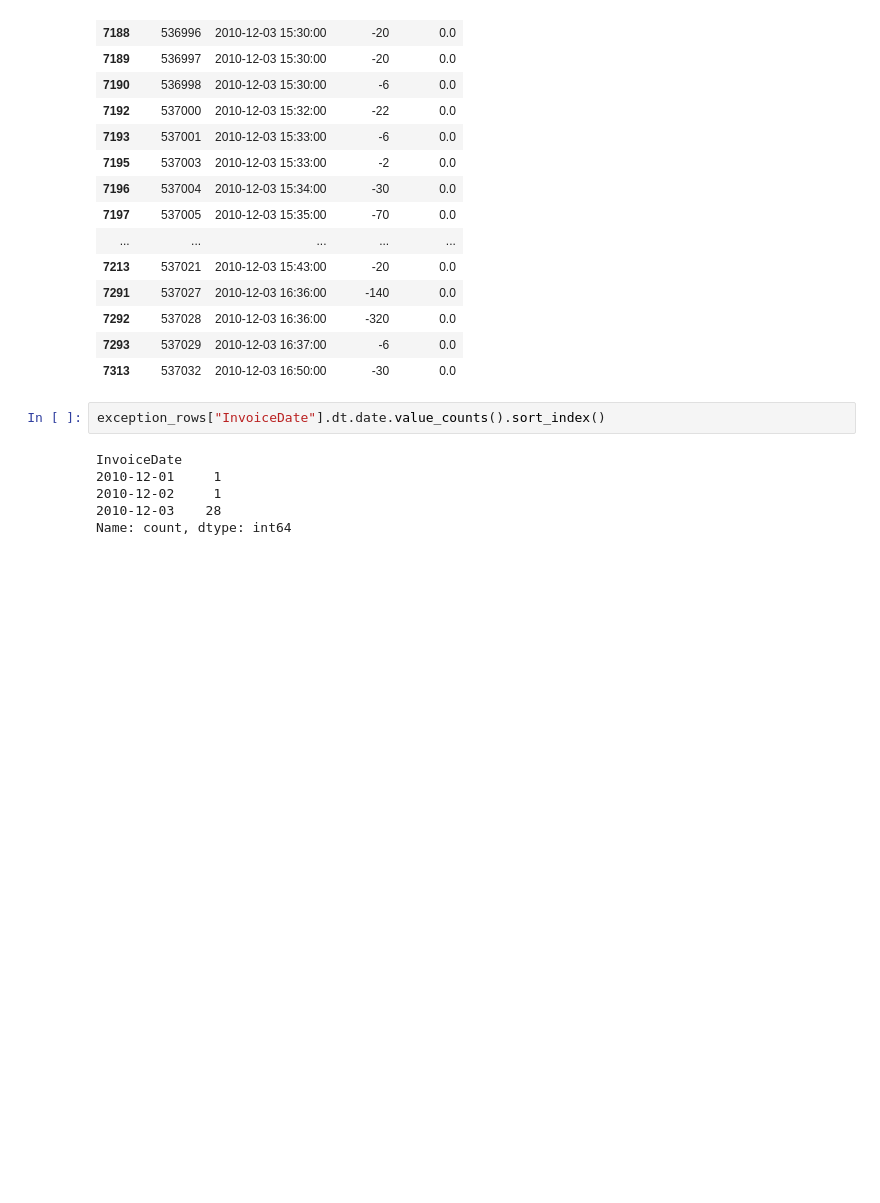
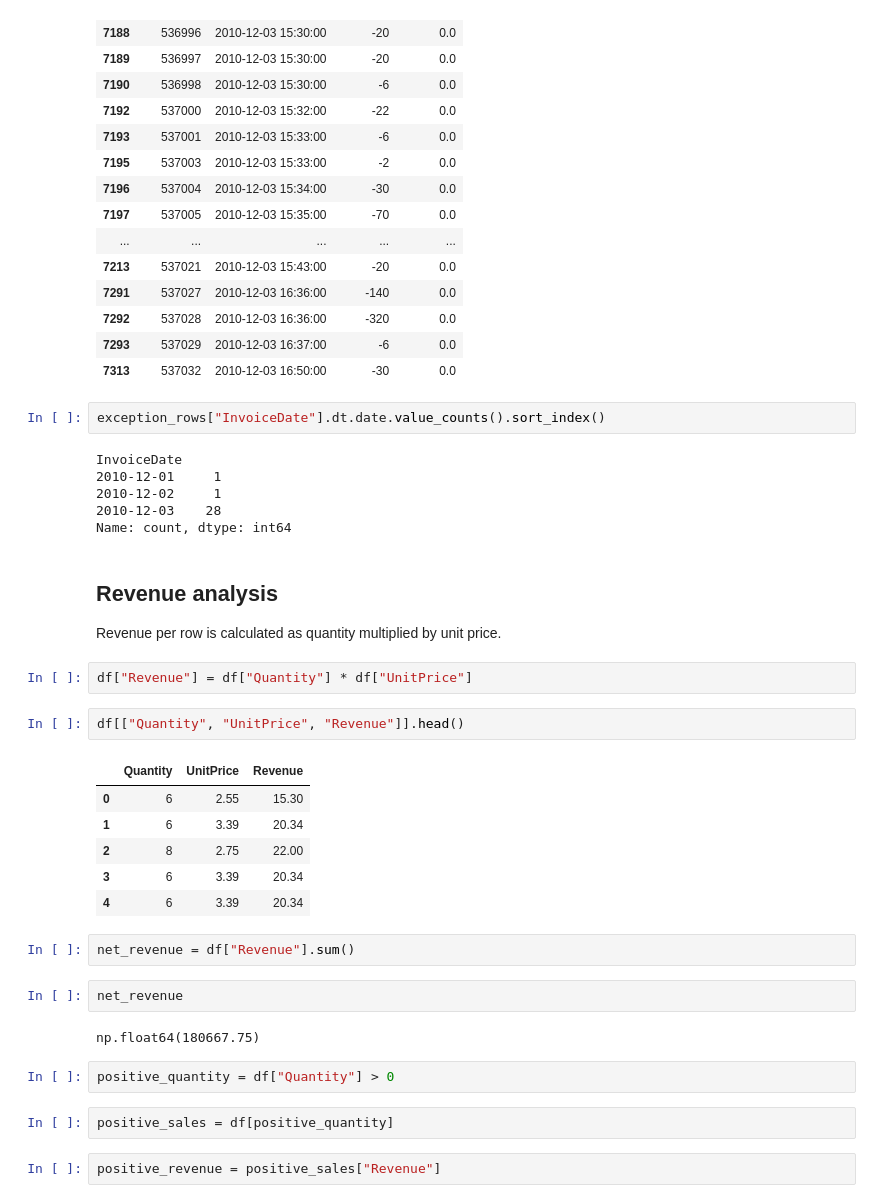
Before and after one commit to martinsiepe/wholesale-operations-snapshot, a Jupyter notebook: retail_operations_snapshot.ipynb, the cells around one changed output. Drawn from its saved outputs; the diff is of its cells as text; blank space fills up the shorter version.

Commit message:
Add revenue and cancellations analysis

```diff
--- a/retail_operations_snapshot.ipynb
+++ b/retail_operations_snapshot.ipynb
@@ -229,3 +229,30 @@ InvoiceDate
 2010-12-02     1
 2010-12-03    28
 Name: count, dtype: int64
+# %% [markdown]
+## Revenue analysis
+
+Revenue per row is calculated as quantity multiplied by unit price.
+# %%
+df["Revenue"] = df["Quantity"] * df["UnitPrice"]
+# %%
+df[["Quantity", "UnitPrice", "Revenue"]].head()
+# %% [output]
+|  | Quantity | UnitPrice | Revenue |
+| 0 | 6 | 2.55 | 15.30 |
+| 1 | 6 | 3.39 | 20.34 |
+| 2 | 8 | 2.75 | 22.00 |
+| 3 | 6 | 3.39 | 20.34 |
+| 4 | 6 | 3.39 | 20.34 |
+# %%
+net_revenue = df["Revenue"].sum()
+# %%
+net_revenue
+# %% [output]
+np.float64(180667.75)
+# %%
+positive_quantity = df["Quantity"] > 0
+# %%
+positive_sales = df[positive_quantity]
+# %%
+positive_revenue = positive_sales["Revenue"]
```
Also changed, not shown: parts of 7 cells of this notebook.
